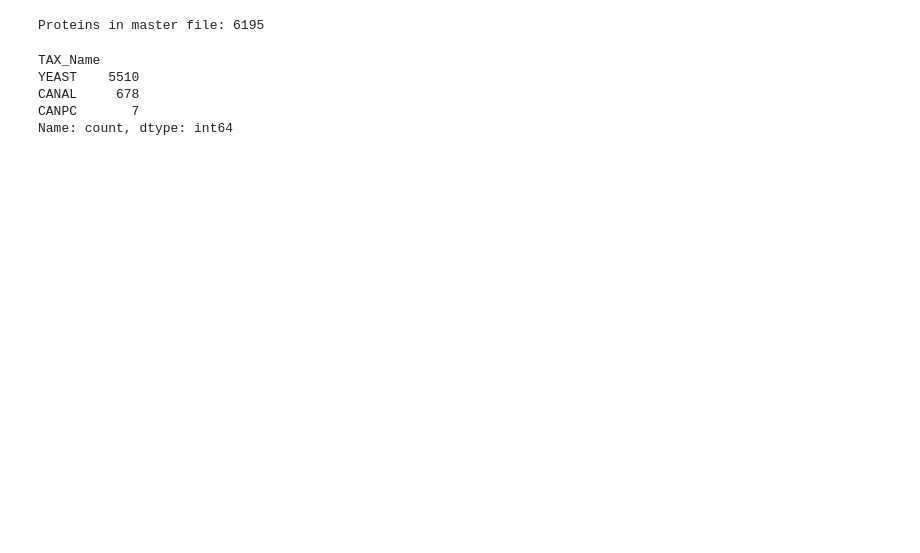
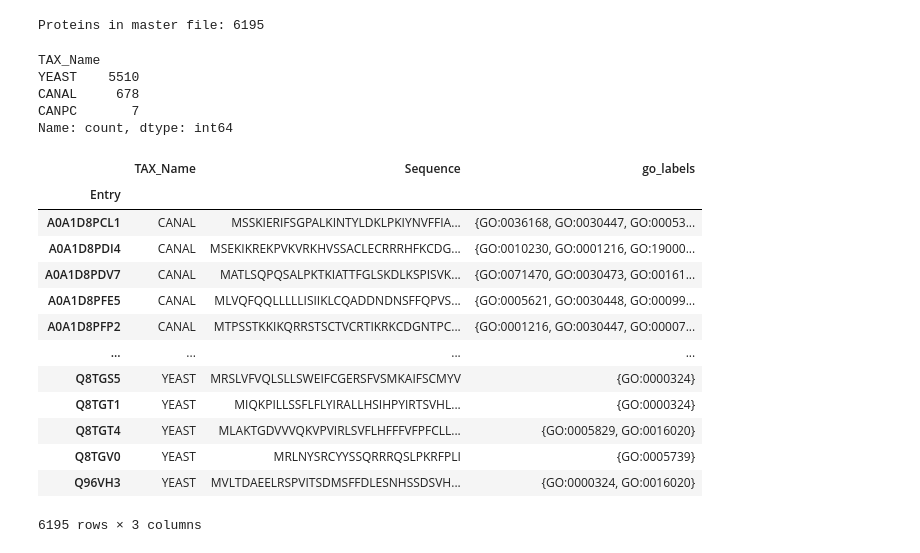
Before and after one commit to LukaszKluza/MLinBio, a Jupyter notebook: notebook.ipynb, the cells around one changed output. Drawn from its saved outputs; the diff is of its cells as text; code cells hidden in the pictures; blank space fills up the shorter version.

```diff
--- a/notebook.ipynb
+++ b/notebook.ipynb
@@ -244,6 +266,23 @@ YEAST    5510
 CANAL     678
 CANPC       7
 Name: count, dtype: int64
+# %%
+master_df
+# %% [output]
+|  | TAX_Name | Sequence | go_labels |
+| Entry |  |  |  |
+| A0A1D8PCL1 | CANAL | MSSKIERIFSGPALKINTYLDKLPKIYNVFFIA... | {GO:0036168, GO:0030447, GO:00053... |
+| A0A1D8PDI4 | CANAL | MSEKIKREKPVKVRKHVSSACLECRRRHFKCDG... | {GO:0010230, GO:0001216, GO:19000... |
+| A0A1D8PDV7 | CANAL | MATLSQPQSALPKTKIATTFGLSKDLKSPISVK... | {GO:0071470, GO:0030473, GO:00161... |
+| A0A1D8PFE5 | CANAL | MLVQFQQLLLLLISIIKLCQADDNDNSFFQPVS... | {GO:0005621, GO:0030448, GO:00099... |
+| A0A1D8PFP2 | CANAL | MTPSSTKKIKQRRSTSCTVCRTIKRKCDGNTPC... | {GO:0001216, GO:0030447, GO:00007... |
+| ... | ... | ... | ... |
+| Q8TGS5 | YEAST | MRSLVFVQLSLLSWEIFCGERSFVSMKAIFSCMYV | {GO:0000324} |
+| Q8TGT1 | YEAST | MIQKPILLSSFLFLYIRALLHSIHPYIRTSVHL... | {GO:0000324} |
+| Q8TGT4 | YEAST | MLAKTGDVVVQKVPVIRLSVFLHFFFVFPFCLL... | {GO:0005829, GO:0016020} |
+| Q8TGV0 | YEAST | MRLNYSRCYYSSQRRRQSLPKRFPLI | {GO:0005739} |
+| Q96VH3 | YEAST | MVLTDAEELRSPVITSDMSFFDLESNHSSDSVH... | {GO:0000324, GO:0016020} |
+6195 rows × 3 columns
 # %%
 MMSEQS = ["wsl", "-d", "Ubuntu", "mmseqs"] if platform.system() == "Windows" else ["mmseqs"]
 CLUSTER_PREFIX = "datasets/clusters"
```
Also changed, not shown: parts of 13 cells of this notebook, 10 other files.
